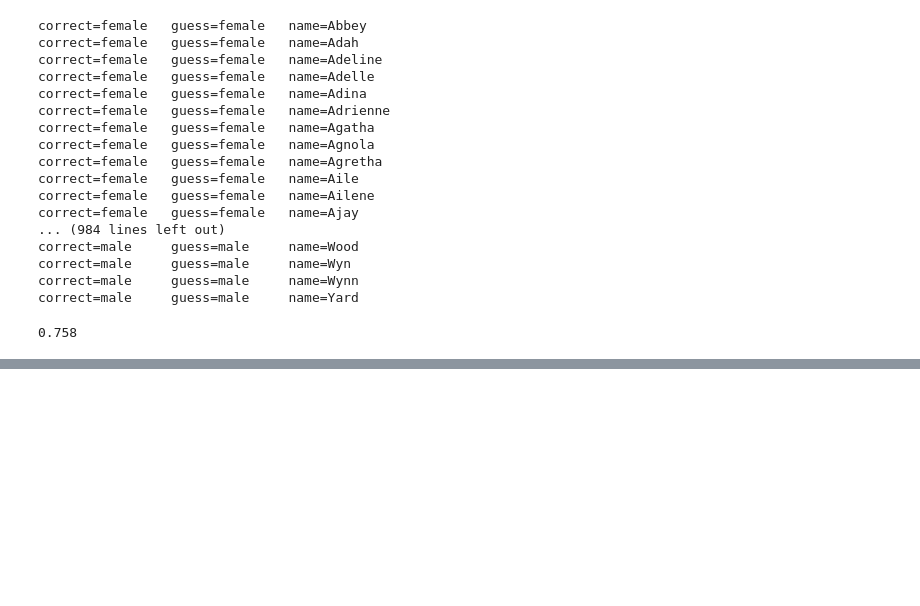
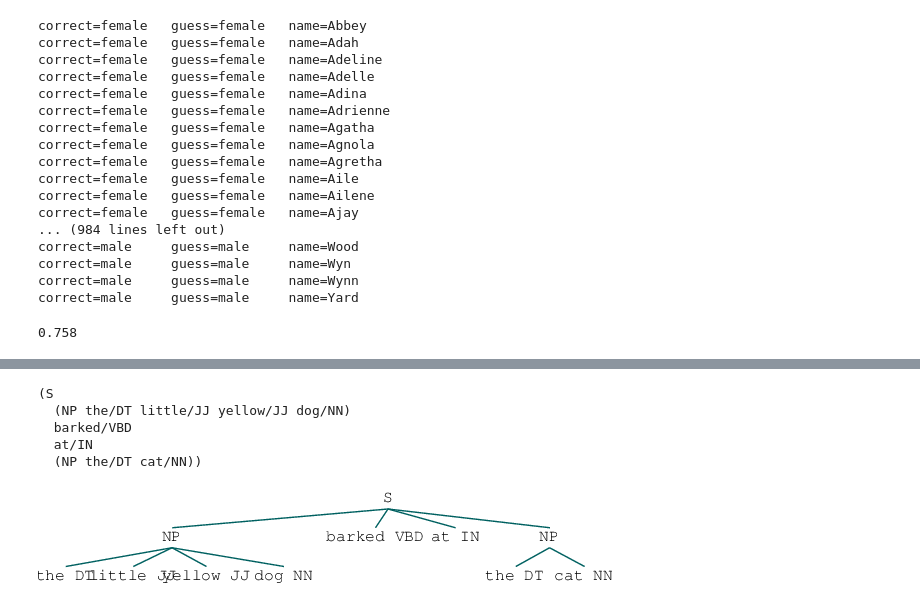
Before and after one commit to borjaeg/nlp_tests, a Jupyter notebook: NLP tutorial.ipynb, the cells around one changed output, grey strips where cells are left out. Drawn from its saved outputs; the diff is of its cells as text; code cells hidden in the pictures; blank space fills up the shorter version.

```diff
--- a/NLP tutorial.ipynb
+++ b/NLP tutorial.ipynb
@@ -940,0 +1017,3 @@ print nltk.classify.accuracy(classifier, devtest_set)
+# %%
+classifier = nltk.DecisionTreeClassifier.train(train_set)
+nltk.classify.accuracy(classifier, test_set)
@@ -940,0 +1037,15 @@ print nltk.classify.accuracy(classifier, devtest_set)
+# %%
+# A POS classifier whose feature detector examines
+# the context in which a word appears in order to determine
+# which POS ag should be assigned.
+
+def pos_features(sentence, i):
+    features = {"sufix(1)": sentence[i][-1:],
+               "sufix(2)": sentence[i][-2:],
+               "sufix(3)": sentence[i][-3:]}
+
+    if i == 0:
+        features["prev-word"] = "<START>"
+    else:
+        features["pre-word"] = sentence[i-1]
+    return features
@@ -940,0 +1056,13 @@ print nltk.classify.accuracy(classifier, devtest_set)
+# %%
+tagged_sents = brown.tagged_sents(categories='news')
+featuresets = []
+for tagged_sent in tagged_sents:
+    untagged_sent = nltk.tag.untag(tagged_sent)
+    for i, (word, tag) in enumerate(tagged_sent):
+        featuresets.append(
+        (pos_features(untagged_sent,i), tag)
+        )
+size = int(len(featuresets) * 0.2)
+train_set, test_set = featuresets[size:], featuresets[:size]
+classifier = nltk.NaiveBayesClassifier.train(train_set)
+nltk.classify.accuracy(classifier, test_set)
@@ -940,0 +1255,19 @@ print nltk.classify.accuracy(classifier, devtest_set)
+# %%
+sentence = [("the", "DT"), ("little", "JJ"),("yellow", "JJ"),("dog", "NN"),("barked", "VBD"),\
+           ("at", "IN"),("the", "DT"),("cat", "NN")]
+
+grammar = "NP: {<DT>?<JJ>*<NN>}"
+cp = nltk.RegexpParser(grammar)
+result = cp.parse(sentence)
+print result
+# %% [output]
+(S
+  (NP the/DT little/JJ yellow/JJ dog/NN)
+  barked/VBD
+  at/IN
+  (NP the/DT cat/NN))
+# %%
+# It opens an external window
+result
+# %% [output]
+[figure, added]
```
Also changed, not shown: parts of 73 cells of this notebook.
